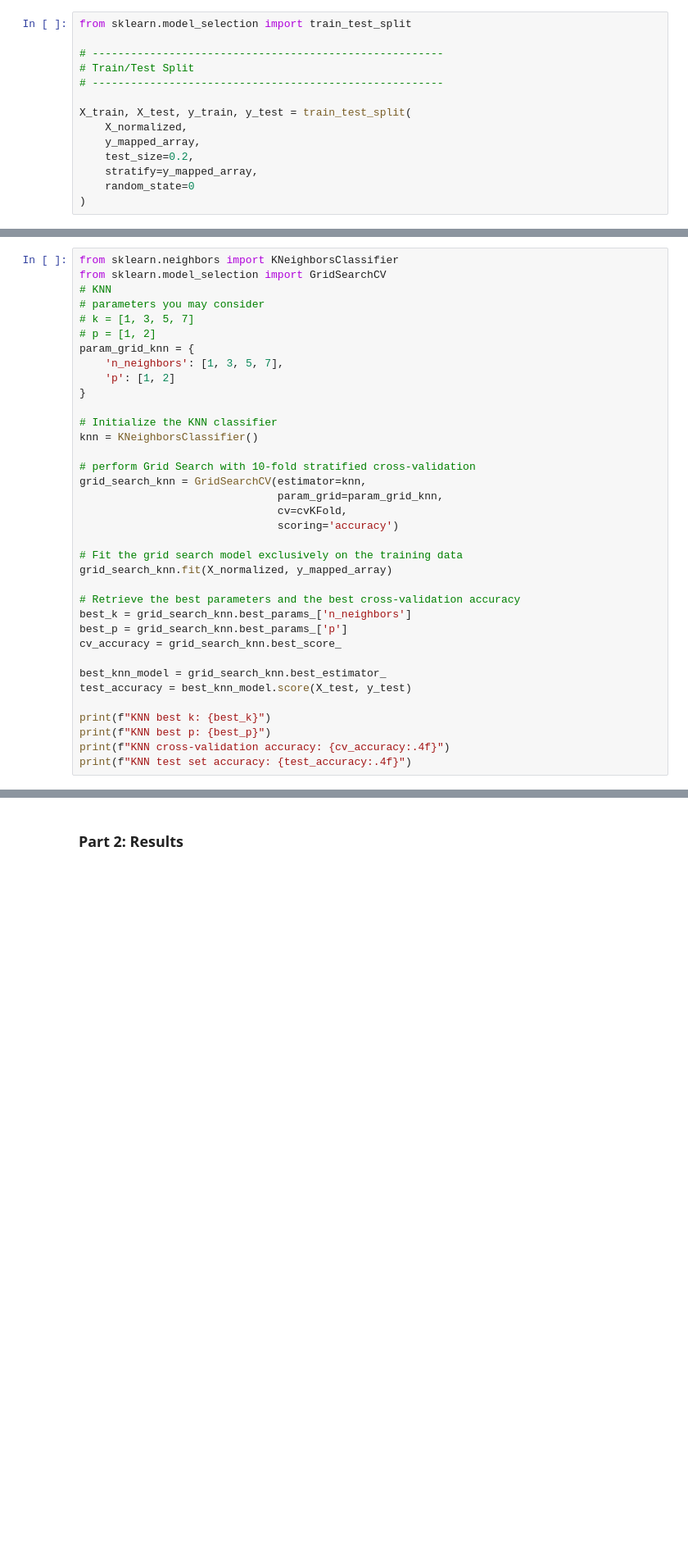
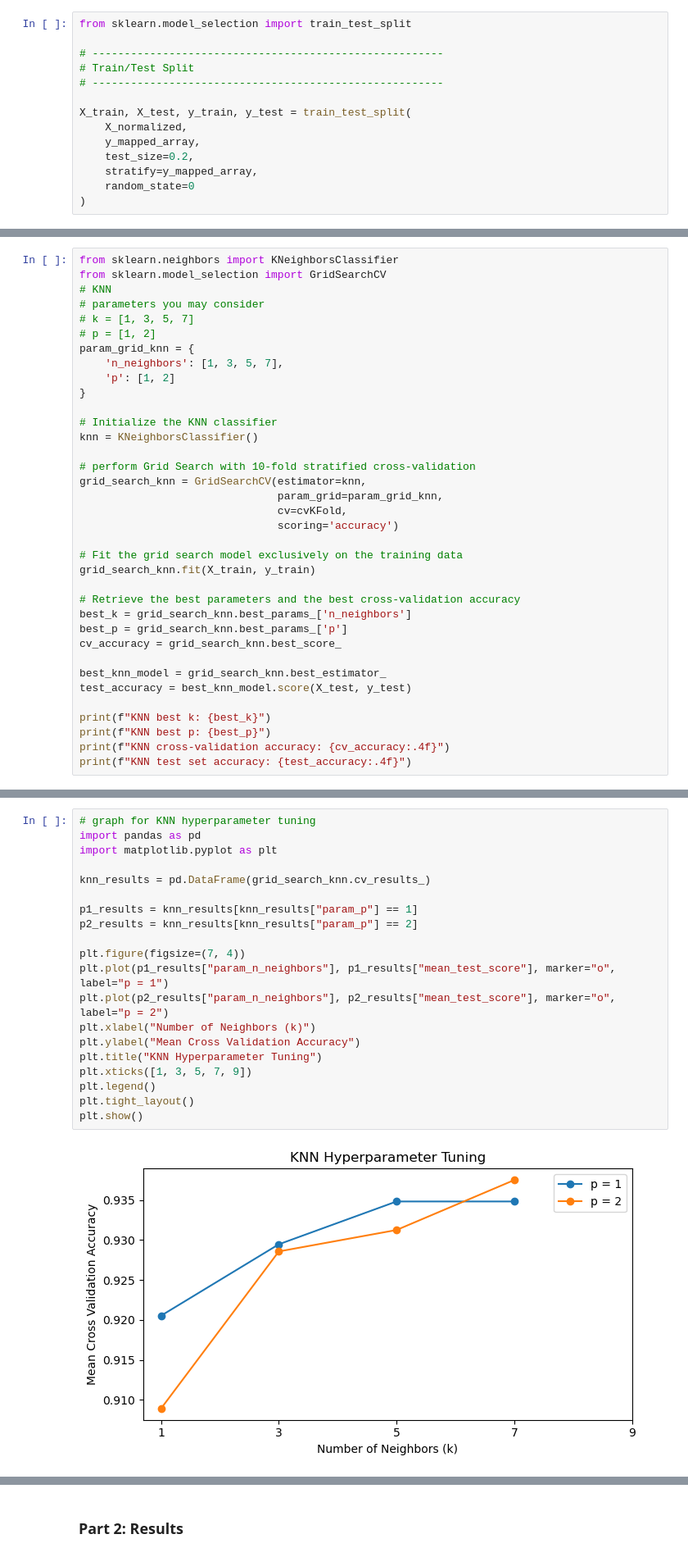
Before and after one commit to HollisH23/Assignment, a Jupyter notebook: Assignment-main/comp5318-a1-2026-template.ipynb, the cells around one changed output, grey strips where cells are left out. Shown at 82% size. Drawn from its saved outputs; the diff is of its cells as text; blank space fills up the shorter version.

```diff
--- a/Assignment-main/comp5318-a1-2026-template.ipynb
+++ b/Assignment-main/comp5318-a1-2026-template.ipynb
@@ -158,7 +240,7 @@ grid_search_knn = GridSearchCV(estimator=knn,
                                scoring='accuracy')
 
 # Fit the grid search model exclusively on the training data
-grid_search_knn.fit(X_normalized, y_mapped_array)
+grid_search_knn.fit(X_train, y_train)
 
 # Retrieve the best parameters and the best cross-validation accuracy
 best_k = grid_search_knn.best_params_['n_neighbors']
@@ -179,0 +262,22 @@ KNN test set accuracy: 0.6667
+# %%
+# graph for KNN hyperparameter tuning
+import pandas as pd
+import matplotlib.pyplot as plt
+
+knn_results = pd.DataFrame(grid_search_knn.cv_results_)
+
+p1_results = knn_results[knn_results["param_p"] == 1]
+p2_results = knn_results[knn_results["param_p"] == 2]
+
+plt.figure(figsize=(7, 4))
+plt.plot(p1_results["param_n_neighbors"], p1_results["mean_test_score"], marker="o", label="p = 1")
+plt.plot(p2_results["param_n_neighbors"], p2_results["mean_test_score"], marker="o", label="p = 2")
+plt.xlabel("Number of Neighbors (k)")
+plt.ylabel("Mean Cross Validation Accuracy")
+plt.title("KNN Hyperparameter Tuning")
+plt.xticks([1, 3, 5, 7, 9])
+plt.legend()
+plt.tight_layout()
+plt.show()
+# %% [output]
+[figure, added]
```
Also changed, not shown: parts of 31 cells of this notebook, 1 other file.
